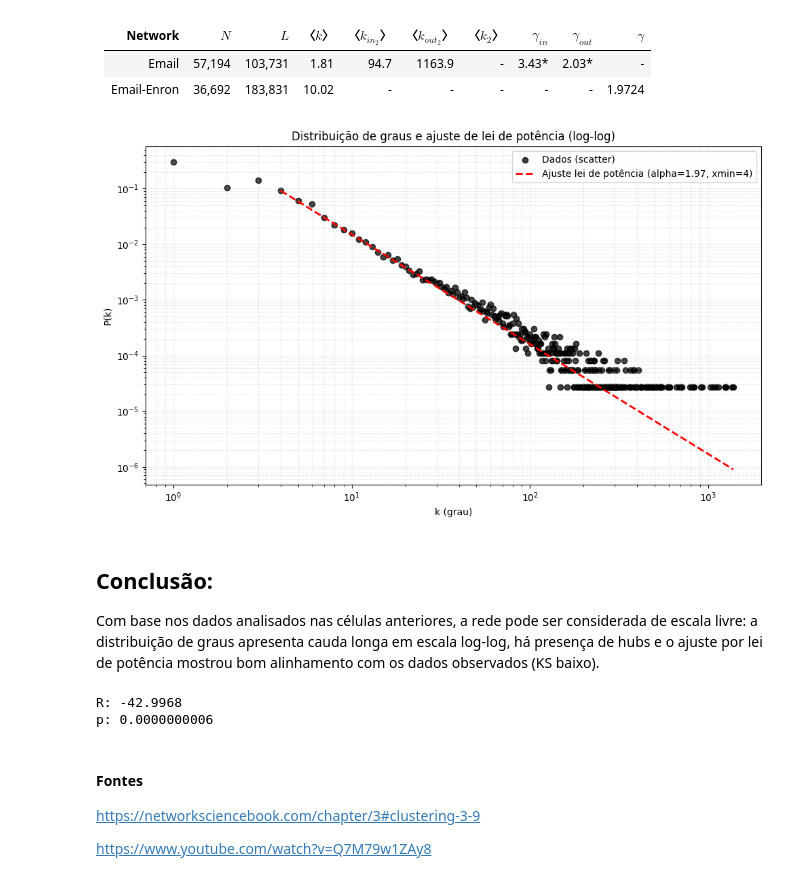
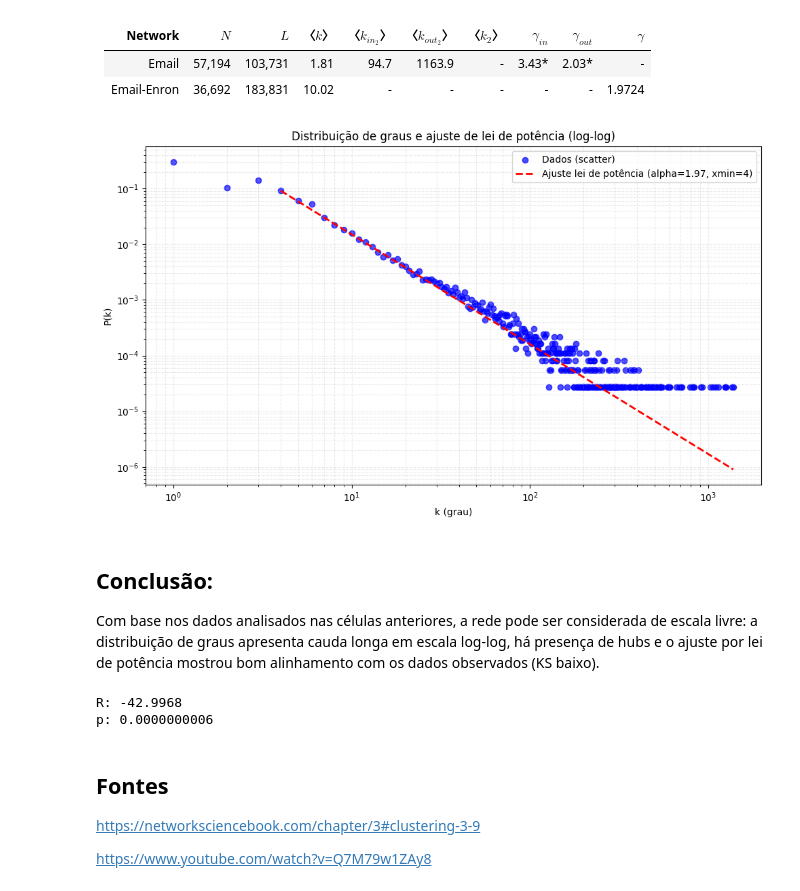
Before and after one commit to tiagostmg/grafos, a Jupyter notebook: src/entrega_1.ipynb, the cells around one changed output. Cells and saved outputs as stored; diff of their text form; code cells hidden in the pictures.

```diff
--- a/src/entrega_1.ipynb
+++ b/src/entrega_1.ipynb
@@ -432,36 +412,36 @@ Email-Enron | 36,692 | 183,831 | 10.02 | - | - | - | - | - | 1.9724
 # %%
 fig, ax = plt.subplots(figsize=(10, 6))
 
 # Dados empíricos p(k)
-ax.scatter(df['degree'], df['probability'], color='blue', alpha=0.75, label='Dados (scatter)')
+ax.scatter(df['degree'], df['probability'], color='blue', alpha=0.7, label='Dados (scatter)')
 
 # Ajuste de lei de potência (na mesma escala de p(k) vs k)
 alpha = fit.power_law.alpha
 xmin = int(fit.power_law.xmin)
 
 k_fit = np.arange(xmin, max(unique_k) + 1)
 y_fit = (k_fit / xmin) ** (-alpha)
 
 # Escala vertical para alinhar a curva com os dados empíricos
 p_xmin = pk(g, xmin) if xmin in unique_k else max(pk_list)
 y_fit = y_fit * (p_xmin / y_fit[0])
 
 ax.plot(k_fit, y_fit, color='red', linestyle='--', linewidth=2,
         label=f'Ajuste lei de potência (alpha={alpha:.2f}, xmin={xmin})')
 
 ax.set_xscale('log')
 ax.set_yscale('log')
 ax.set_xlabel('k (grau)')
 ax.set_ylabel('P(k)')
 ax.set_title('Distribuição de graus e ajuste de lei de potência (log-log)')
 ax.grid(True, which='both', ls='--', alpha=0.25)
 ax.legend()
 plt.tight_layout()
 plt.show()
 # %% [output]
-[figure, old version]
+[figure, new version]
 # %% [markdown]
-## Conclusão:
+## **Conclusão**:
 Com base nos dados analisados nas células anteriores, a rede pode ser considerada de escala livre: a distribuição de graus apresenta cauda longa em escala log-log, há presença de hubs e o ajuste por lei de potência mostrou bom alinhamento com os dados observados (KS baixo).
 # %%
 R, p = fit.distribution_compare('power_law', 'lognormal')
@@ -479,7 +459,7 @@ print(f"p: {p:.10f}")
 R: -42.9968
 p: 0.0000000006
 # %% [markdown]
-#### Fontes
+## **Fontes**
 https://networksciencebook.com/chapter/3#clustering-3-9
 
 https://www.youtube.com/watch?v=Q7M79w1ZAy8
```
Also changed, not shown: parts of 14 cells of this notebook.
